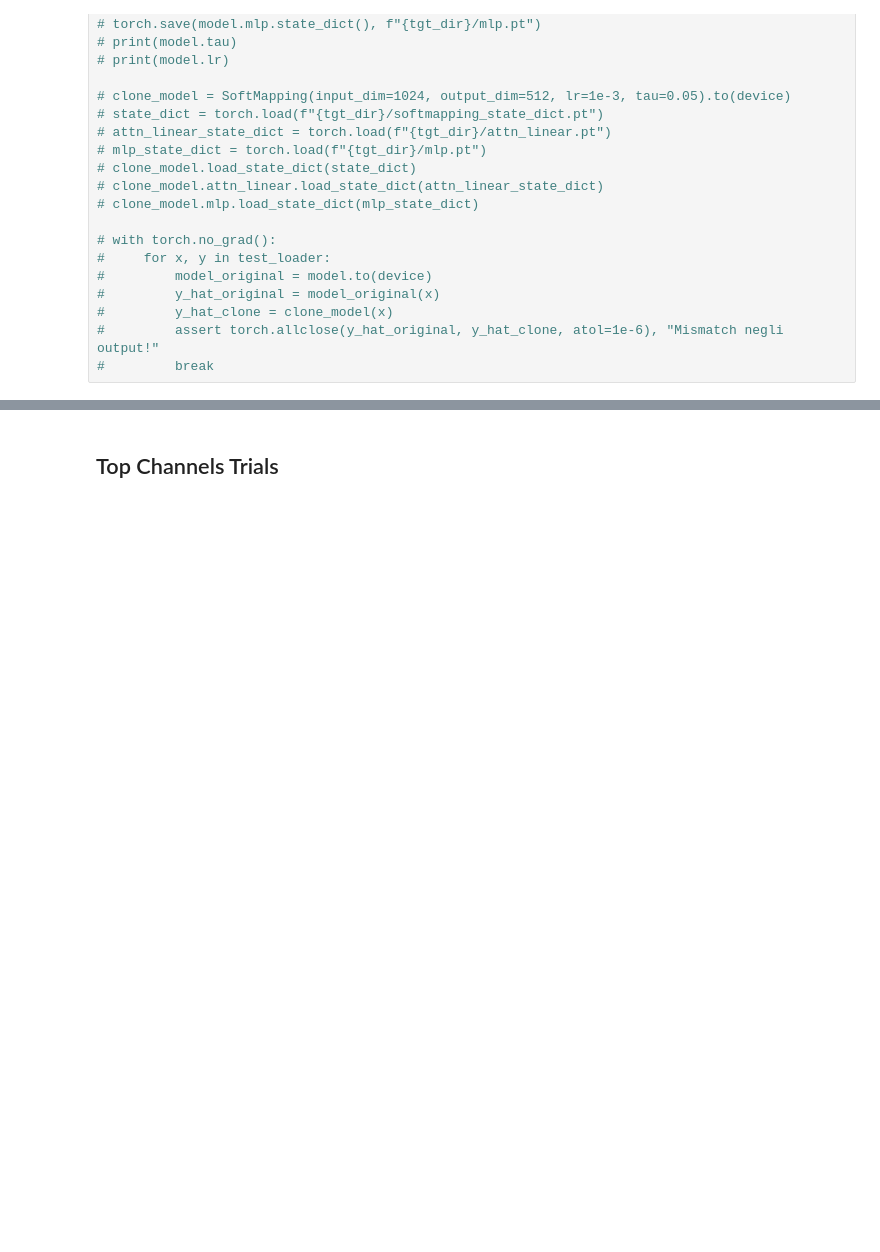
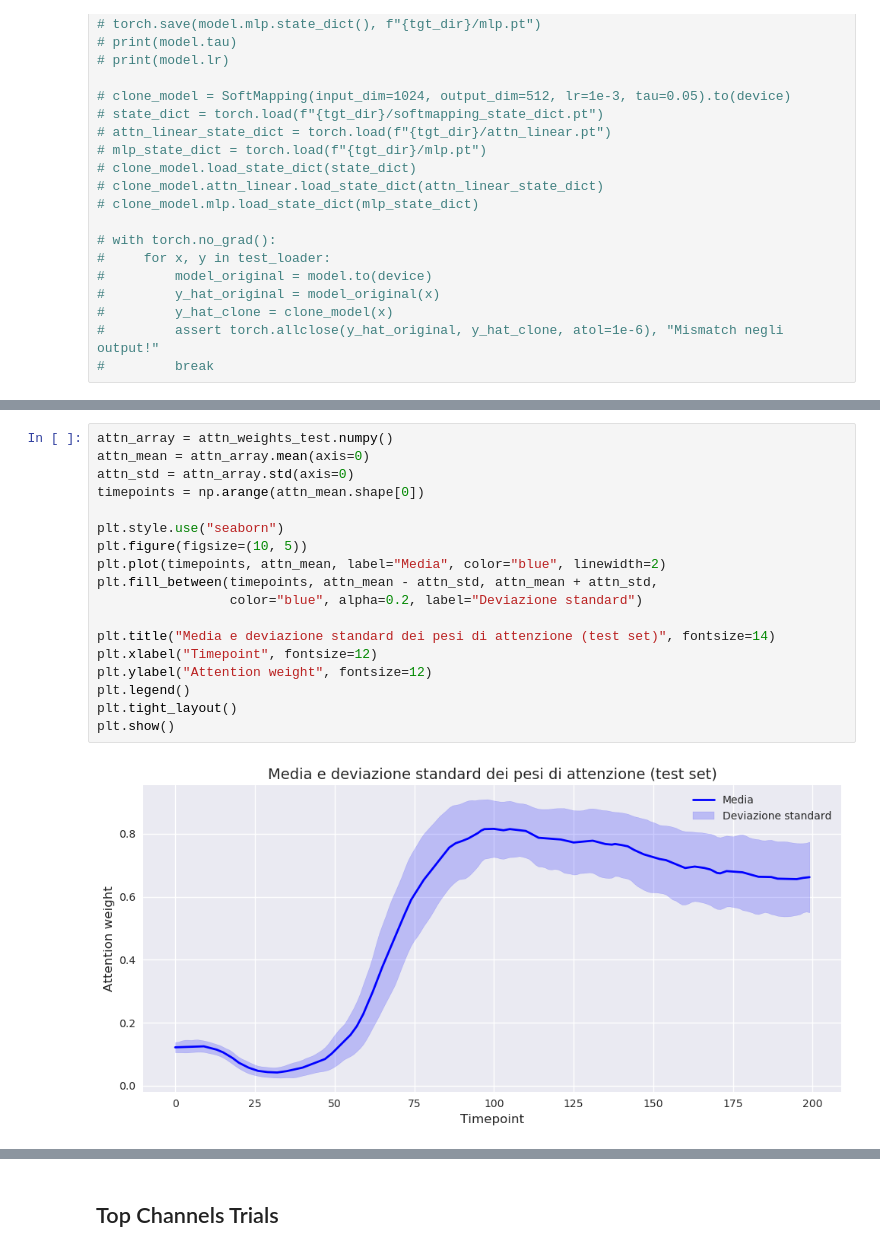
Before and after one commit to mattciff5/nlinear-monkeys, a Jupyter notebook: non_linear_monkeys.ipynb, the cells around one changed output, grey strips where cells are left out. Saved outputs shown, nothing was run; the diff lists cells and outputs as text; blank space fills up the shorter version.

```diff
--- a/non_linear_monkeys.ipynb
+++ b/non_linear_monkeys.ipynb
@@ -714,3 +738,23 @@ y_true=torch.cat(y_true,0)
+# %%
+attn_array = attn_weights_test.numpy()
+attn_mean = attn_array.mean(axis=0)
+attn_std = attn_array.std(axis=0)
+timepoints = np.arange(attn_mean.shape[0])
+
+plt.style.use("seaborn")
+plt.figure(figsize=(10, 5))
+plt.plot(timepoints, attn_mean, label="Media", color="blue", linewidth=2)
+plt.fill_between(timepoints, attn_mean - attn_std, attn_mean + attn_std,
+                 color="blue", alpha=0.2, label="Deviazione standard")
+
+plt.title("Media e deviazione standard dei pesi di attenzione (test set)", fontsize=14)
+plt.xlabel("Timepoint", fontsize=12)
+plt.ylabel("Attention weight", fontsize=12)
+plt.legend()
+plt.tight_layout()
+plt.show()
+# %% [output]
+[figure, added]
 # %%
 from sklearn.neighbors import NearestNeighbors
 
```
Also changed, not shown: parts of 17 cells of this notebook.
